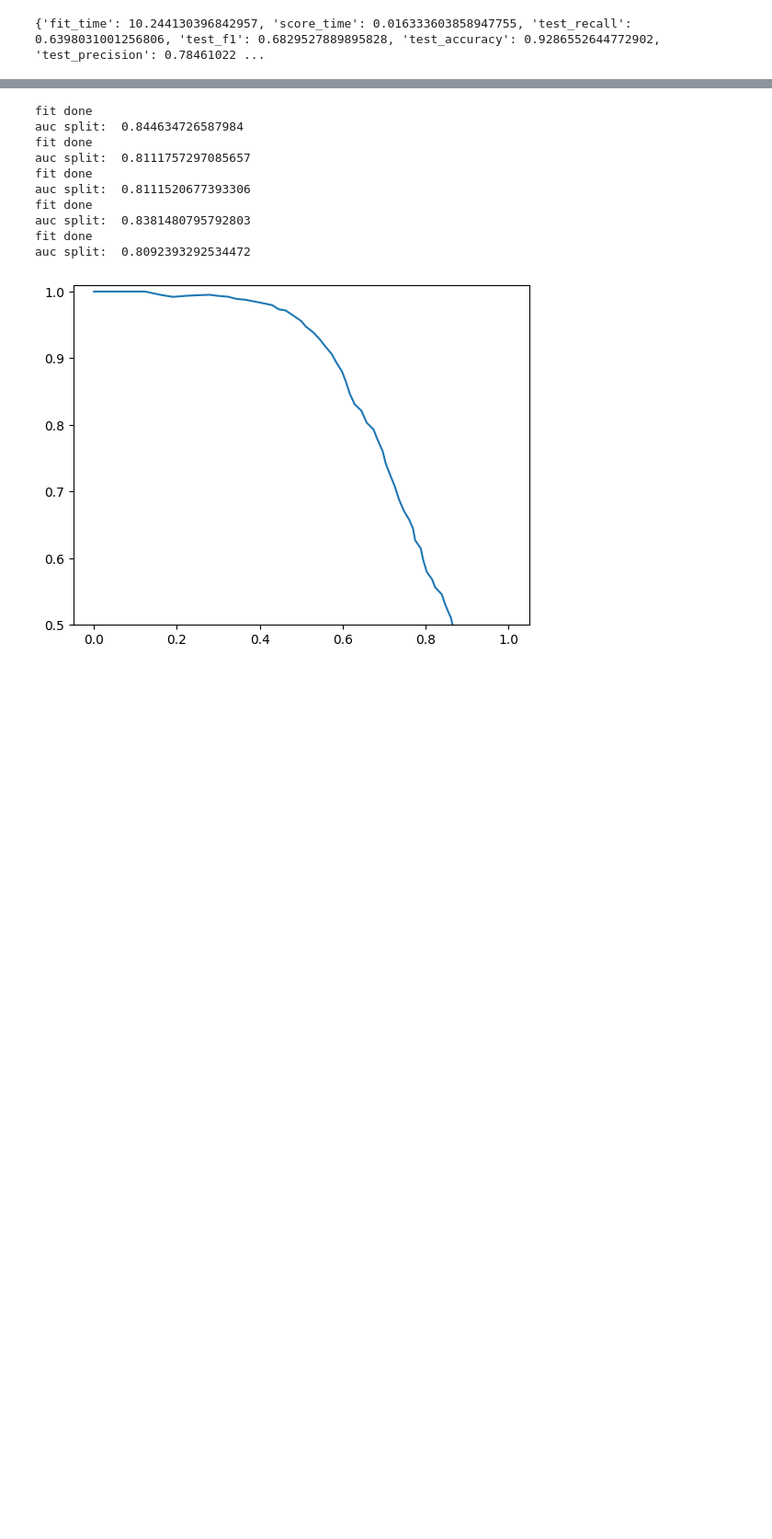
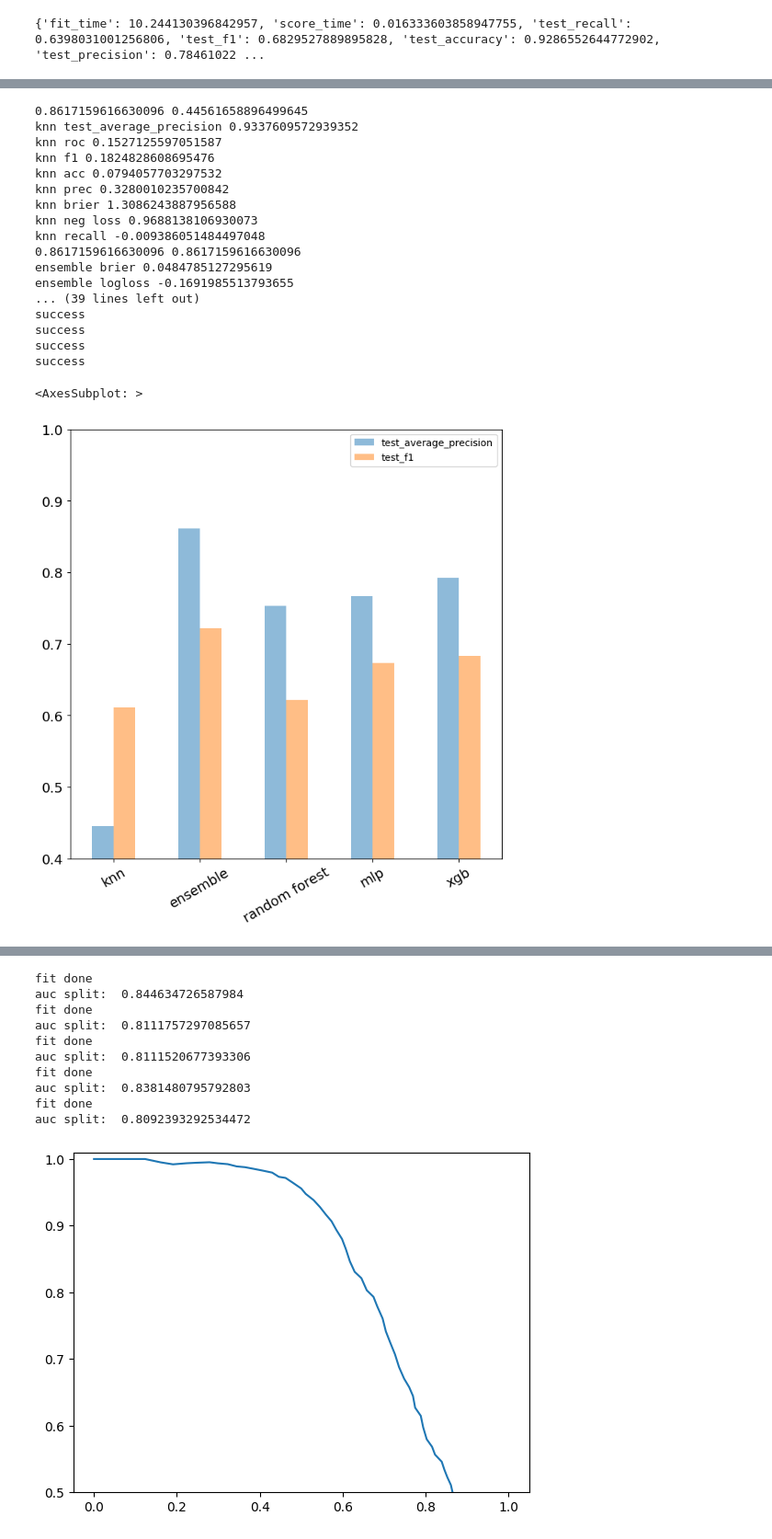
Before and after one commit to 25benjaminli/zoonotic-prediction, a Jupyter notebook: train_and_vis/models.ipynb, the cells around one changed output, grey strips where cells are left out. Shown at 92% size. Drawn from its saved outputs; the diff is of its cells as text; code cells hidden in the pictures; blank space fills up the shorter version.

```diff
--- a/train_and_vis/models.ipynb
+++ b/train_and_vis/models.ipynb
@@ -1396,3 +1355,16 @@ already in model_scores
 print(model_scores['knn'])
 # %% [output]
 {'fit_time': 10.244130396842957, 'score_time': 0.016333603858947755, 'test_recall': 0.6398031001256806, 'test_f1': 0.6829527889895828, 'test_accuracy': 0.9286552644772902, 'test_precision': 0.78461022 ...
+# %%
+print("validating svm")
+name = 'svm'
+x = cross_validate(temp_svm, X, y, cv=10, scoring=['recall', 'f1', 'accuracy', 'precision', 'roc_auc', 'neg_brier_score', 'average_precision', 'neg_log_loss'])
+if (name not in model_scores):
+    model_scores[name] = {}
+    for k, v in x.items():
+        print(k, v.mean())
+        model_scores[name][k]=v.mean()
+else:
+    for k, v in x.items():
+        print(k, v.mean())
+    print('already in model_scores')
@@ -1444,7 +1428,7 @@ else:
 # mlp
 print("validating mlp")
 name = 'mlp'
-x = cross_validate(mlp, X, y, cv=10, scoring=['recall', 'f1', 'accuracy', 'precision', 'roc_auc', 'neg_brier_score', 'average_precision'])
+x = cross_validate(mlp, X, y, cv=10, scoring=['recall', 'f1', 'accuracy', 'precision', 'roc_auc', 'neg_brier_score', 'average_precision', 'neg_log_loss'])
 if (name not in model_scores):
     model_scores[name] = {}
     for k, v in x.items():
@@ -1489,2 +1528,62 @@ test_neg_log_loss -0.21983037778213302
+# %%
+for k, v in model_scores.items():
+    # graph each model's precision recall curve
+    print(model_scores['ensemble']['test_average_precision'], v['test_average_precision'])
+    if k == 'ensemble':
+        print(k, 'brier', (model_scores['ensemble']['test_neg_brier_score']))
+        print(k, 'logloss', (model_scores['ensemble']['test_neg_log_loss']))
+        print(k, 'ap', (model_scores['ensemble']['test_average_precision']))
+        print(k, 'roc', (model_scores['ensemble']['test_roc_auc']))
+        print(k, 'f1', (model_scores['ensemble']['test_f1']))
+        print(k, 'acc', (model_scores['ensemble']['test_accuracy']))
+        print(k, 'prec', (model_scores['ensemble']['test_precision']))
+        continue
+    print(k, 'test_average_precision', (model_scores['ensemble']['test_average_precision'] - v['test_average_precision'])/v['test_average_precision'])
+    print(k, 'roc', (model_scores['ensemble']['test_roc_auc'] - v['test_roc_auc'])/v['test_roc_auc'])
+    print(k, 'f1', (model_scores['ensemble']['test_f1'] - v['test_f1'])/v['test_f1'])
+    print(k, 'acc', (model_scores['ensemble']['test_accuracy'] - v['test_accuracy'])/v['test_accuracy'])
+    print(k, 'prec', (model_scores['ensemble']['test_precision'] - v['test_precision'])/v['test_precision'])
+    print(k, 'brier', -(model_scores['ensemble']['test_neg_brier_score'] - v['test_neg_brier_score'])/v['test_neg_brier_score'])
+    print(k, 'neg loss', -(model_scores['ensemble']['test_neg_log_loss'] - v['test_neg_log_loss'])/v['test_neg_log_loss'])
+    print(k, 'recall', (model_scores['ensemble']['test_recall'] - v['test_recall'])/v['test_recall'])
+
+
+
+df = pd.DataFrame.from_dict(model_scores).T
+df.dtypes
+for column in df.columns:
+    try:
+        df[column] = df[column].astype(float)
+        print("success")
+    except:
+        continue
+
+df[['test_average_precision', 'test_f1']].plot.bar(figsize=(8, 8), ylim=(0.4, 1), alpha=0.5, rot=30, fontsize=14)
+
+
+# df[['test_average_precision', 'test_roc_auc', 'test_f1']].plot.bar(y=['test_average_precision', 'test_roc_auc', 'test_f1'], figsize=(8, 8), ylim=(0.4, 1), alpha=0.5)
+
+# increase alpha for the second bar plot
+# df.loc['ensemble'].plot.bar(y=['test_average_precision', 'test_roc_auc', 'test_f1'], figsize=(8,8),ylim=(0.4, 1),alpha=1.0)
+# %% [output]
+0.8617159616630096 0.44561658896499645
+knn test_average_precision 0.9337609572939352
+knn roc 0.1527125597051587
+knn f1 0.1824828608695476
+knn acc 0.0794057703297532
+knn prec 0.3280010235700842
+knn brier 1.3086243887956588
+knn neg loss 0.9688138106930073
+knn recall -0.009386051484497048
+0.8617159616630096 0.8617159616630096
+ensemble brier 0.0484785127295619
+ensemble logloss -0.1691985513793655
+... (39 lines left out)
+success
+success
+success
+success
+<AxesSubplot: >
+[figure, added]
 # %%
 # plot precision recall for each model
```
Also changed, not shown: parts of 15 cells of this notebook, 4 other files.
